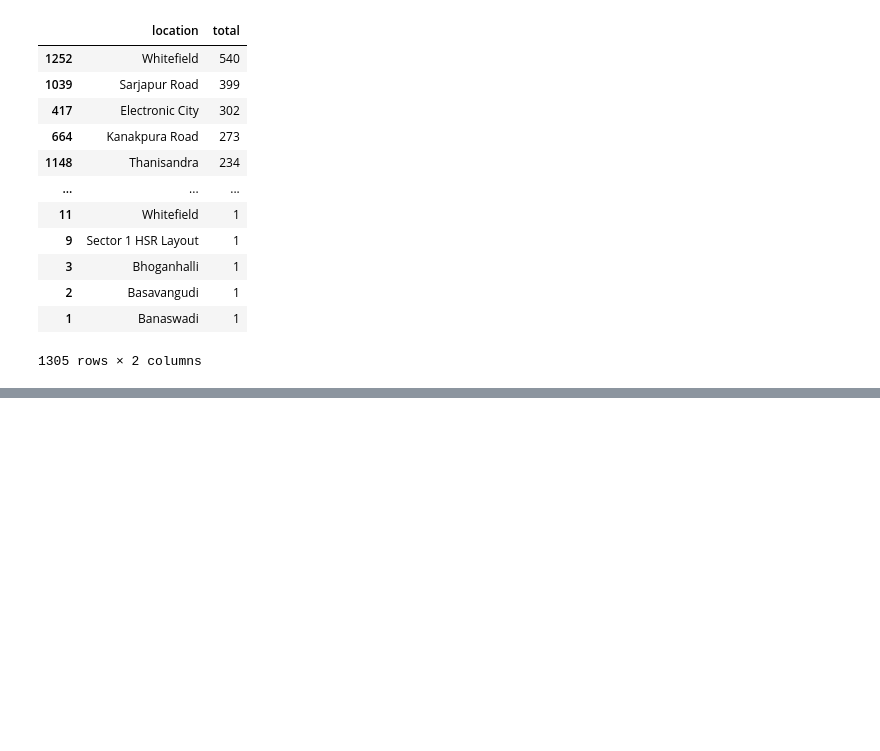
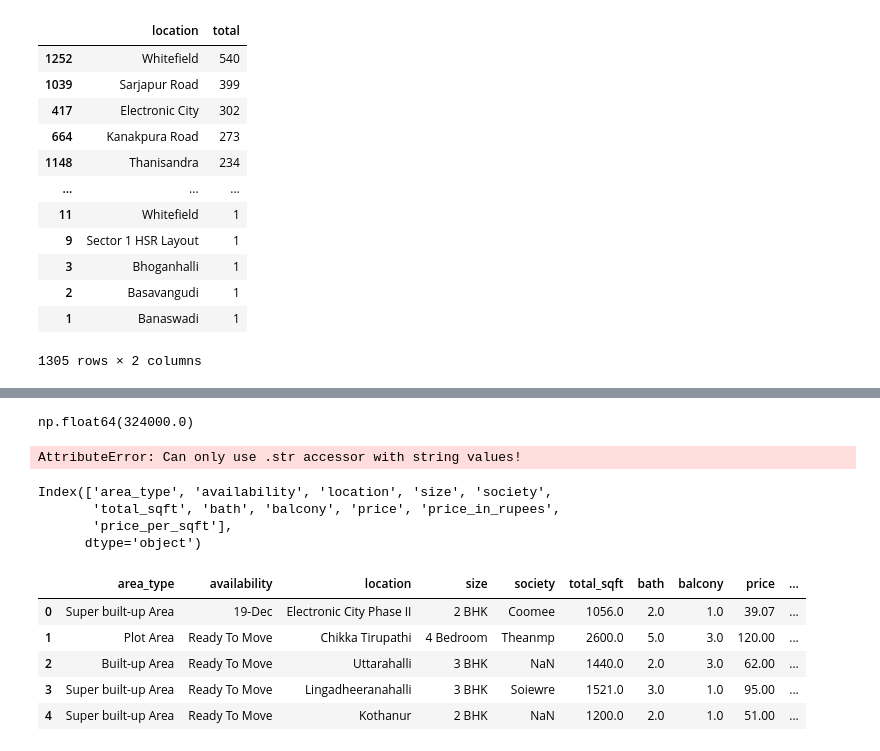
Before and after one commit to soumya-569/ML-Projects, a Jupyter notebook: Streamlit Apps/Bangalore Housing Price App/test.ipynb, the cells around one changed output, grey strips where cells are left out. Drawn from its saved outputs; the diff is of its cells as text; code cells hidden in the pictures; blank space fills up the shorter version.

```diff
--- a/Streamlit Apps/Bangalore Housing Price App/test.ipynb
+++ b/Streamlit Apps/Bangalore Housing Price App/test.ipynb
@@ -136,0 +159,2 @@ df.corr(numeric_only=True)
+# %%
+df['price_in_rupees'] = df['price']*90
@@ -136,0 +165,31 @@ df.corr(numeric_only=True)
+# %%
+df['price_in_rupees'].max()
+# %% [output]
+np.float64(324000.0)
+# %%
+df['total_sqft'] = np.where((df['total_sqft'].str.isdigit())|(df['total_sqft'].str.isdecimal()),df['total_sqft'],0)
+df['total_sqft'] = df['total_sqft'].astype('float64')
+total_sqft_mean = df['total_sqft'].mean()
+df['total_sqft'] = np.where(df['total_sqft'] == 0,total_sqft_mean,df['total_sqft'])
+# %% [output]
+AttributeError: Can only use .str accessor with string values!
+# %%
+df.columns
+# %% [output]
+Index(['area_type', 'availability', 'location', 'size', 'society',
+       'total_sqft', 'bath', 'balcony', 'price', 'price_in_rupees',
+       'price_per_sqft'],
+      dtype='object')
+# %%
+df.drop(columns="price_per_sqft",inplace=True)
+# %%
+df['price_per_sqft'] = round(df['price_in_rupees']/df['total_sqft'],2)
+# %%
+df.head()
+# %% [output]
+|  | area_type | availability | location | size | society | total_sqft | bath | balcony | price | ... |
+| 0 | Super built-up Area | 19-Dec | Electronic City Phase II | 2 BHK | Coomee | 1056.0 | 2.0 | 1.0 | 39.07 | ... |
+| 1 | Plot Area | Ready To Move | Chikka Tirupathi | 4 Bedroom | Theanmp | 2600.0 | 5.0 | 3.0 | 120.00 | ... |
+| 2 | Built-up Area | Ready To Move | Uttarahalli | 3 BHK | NaN | 1440.0 | 2.0 | 3.0 | 62.00 | ... |
+| 3 | Super built-up Area | Ready To Move | Lingadheeranahalli | 3 BHK | Soiewre | 1521.0 | 3.0 | 1.0 | 95.00 | ... |
+| 4 | Super built-up Area | Ready To Move | Kothanur | 2 BHK | NaN | 1200.0 | 2.0 | 1.0 | 51.00 | ... |
```
Also changed, not shown: parts of 24 cells of this notebook, 4 other files.
